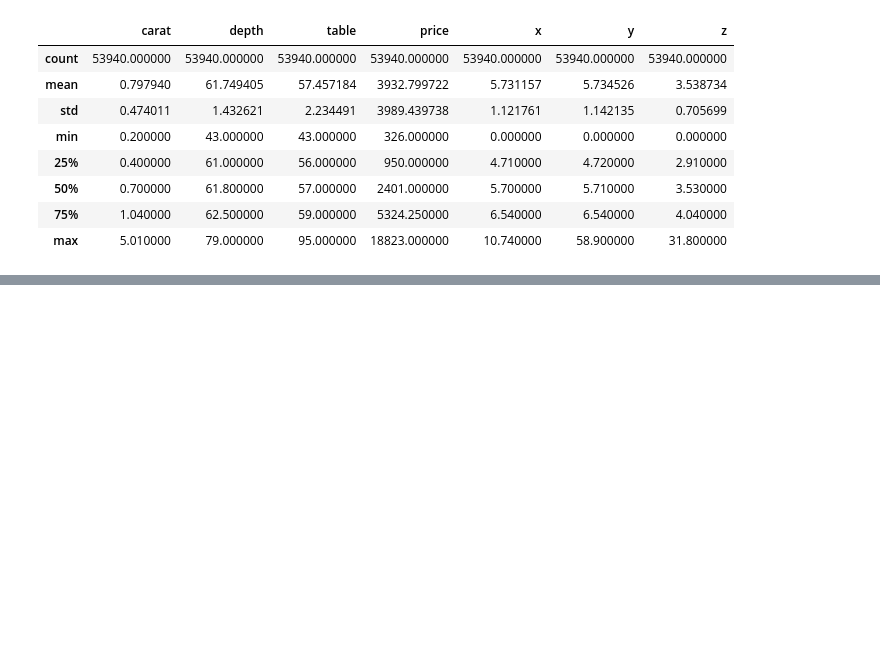
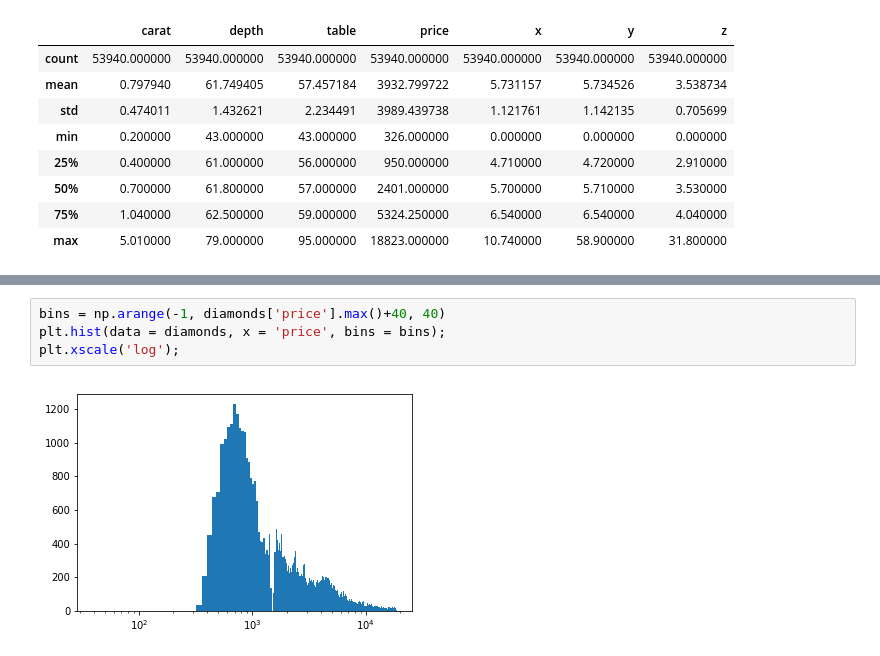
Before and after one commit to iRaied/Diamond-Pricing, a Jupyter notebook: Diamond_Project.ipynb, the cells around one changed output, grey strips where cells are left out. Saved outputs shown, nothing was run; the diff lists cells and outputs as text; blank space fills up the shorter version.

```diff
--- a/Diamond_Project.ipynb
+++ b/Diamond_Project.ipynb
@@ -57,0 +89,6 @@ diamonds.describe()
+# %%
+bins = np.arange(-1, diamonds['price'].max()+40, 40)
+plt.hist(data = diamonds, x = 'price', bins = bins);
+plt.xscale('log');
+# %% [output]
+[figure, added]
```
Also changed, not shown: parts of 19 cells of this notebook, 1 other file.
